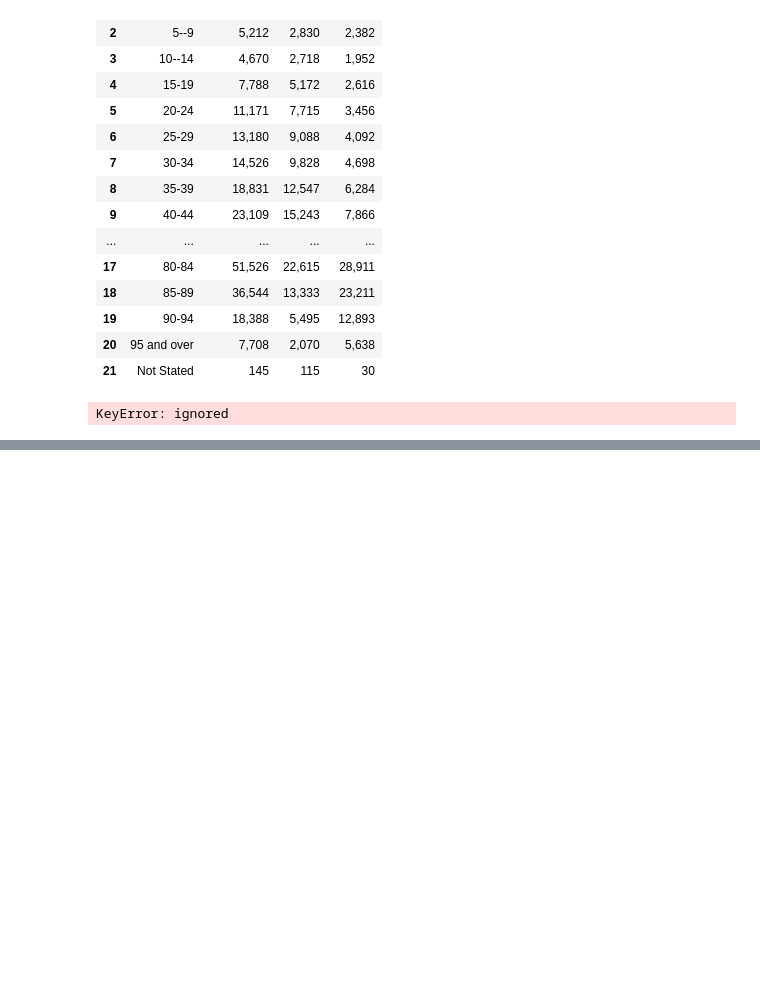
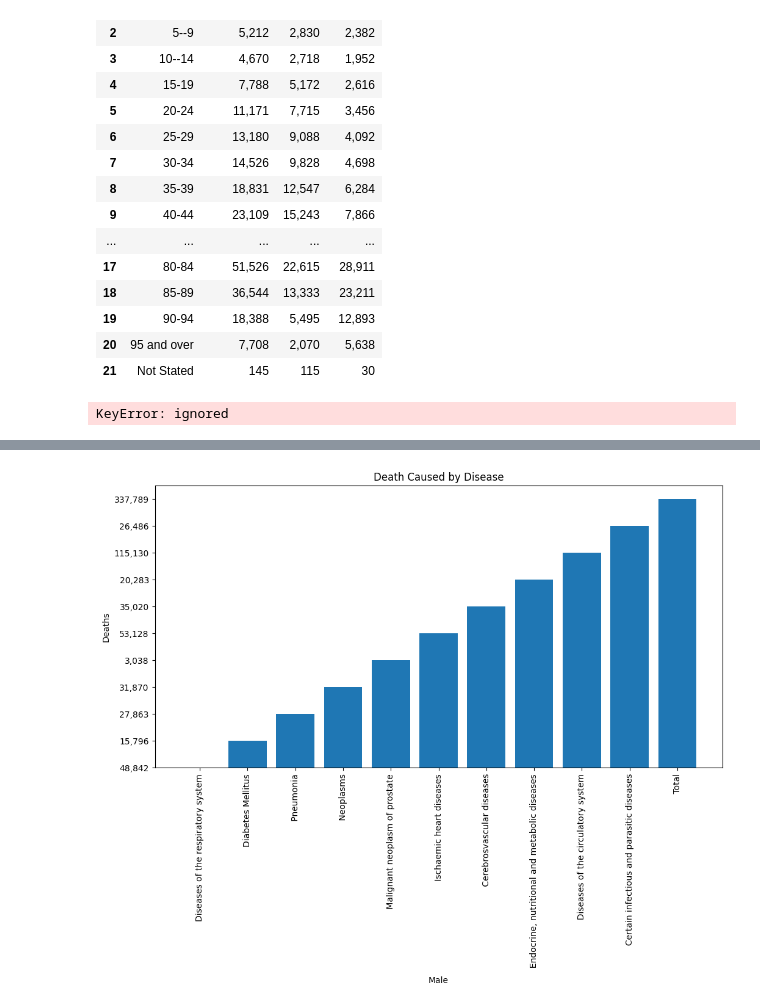
Before and after one commit to Glennarcega/IT-BA-3203-PROJECT, a Jupyter notebook: Social_Factor_of_death.ipynb, the cells around one changed output, grey strips where cells are left out. Drawn from its saved outputs; the diff is of its cells as text; code cells hidden in the pictures; blank space fills up the shorter version.

```diff
--- a/Social_Factor_of_death.ipynb
+++ b/Social_Factor_of_death.ipynb
@@ -164,0 +199,16 @@ KeyError: ignored
+# %%
+Death = 'Cause of Death'
+Male = 'Male'
+sorted_df = df.sort_values(by=Death, ascending=False)
+sorted_df = sorted_df.reset_index(drop=True)
+plt.figure(figsize=(12, 6))
+x = sorted_df['Cause of Death']
+y = sorted_df['Male']
+plt.bar(x,y)
+plt.xlabel('Male')
+plt.ylabel('Deaths')
+plt.title('Death Caused by Disease')
+plt.xticks(rotation=90)
+plt.show()
+# %% [output]
+[figure, added]
```
Also changed, not shown: parts of 3 cells of this notebook.
